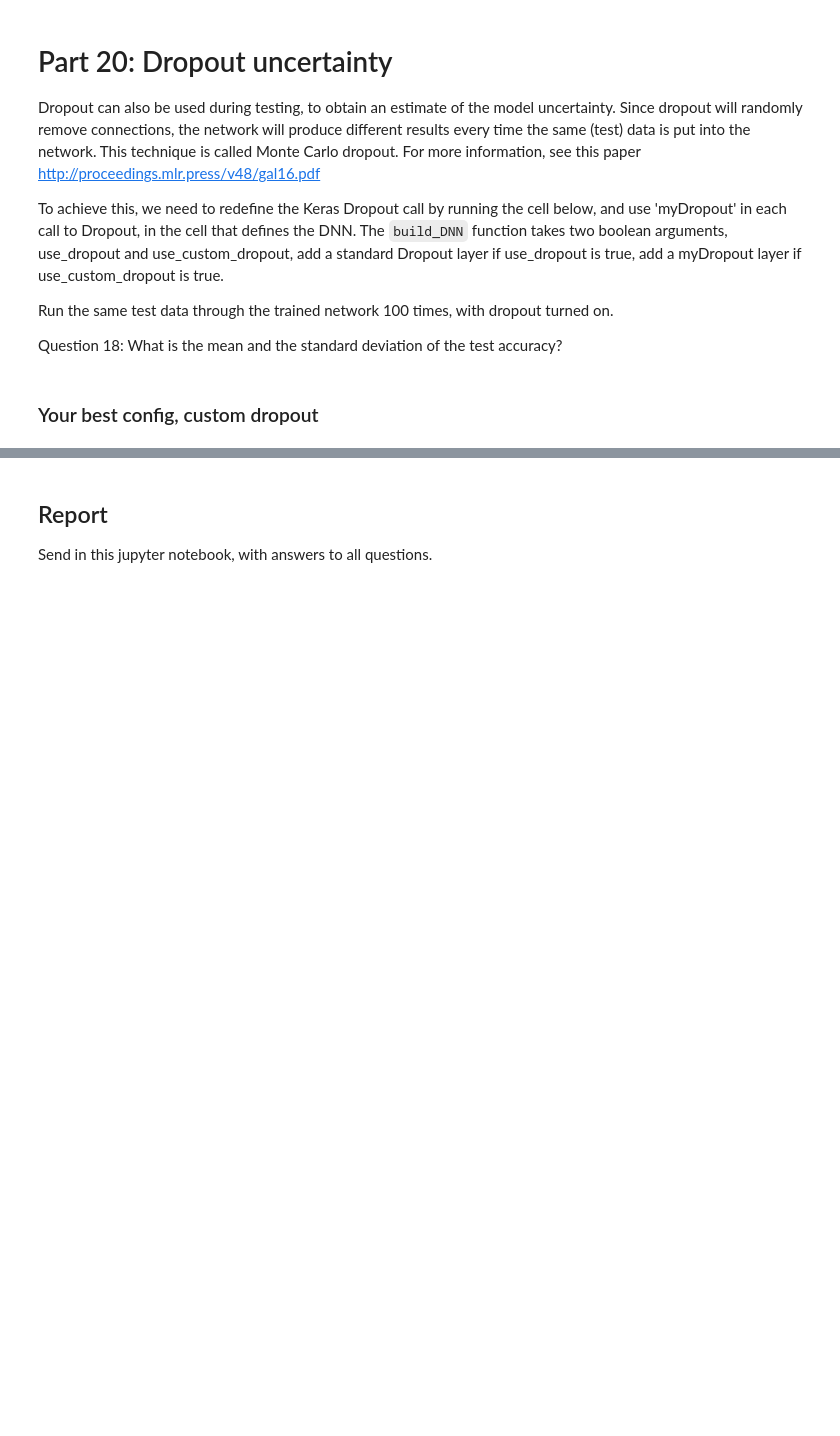
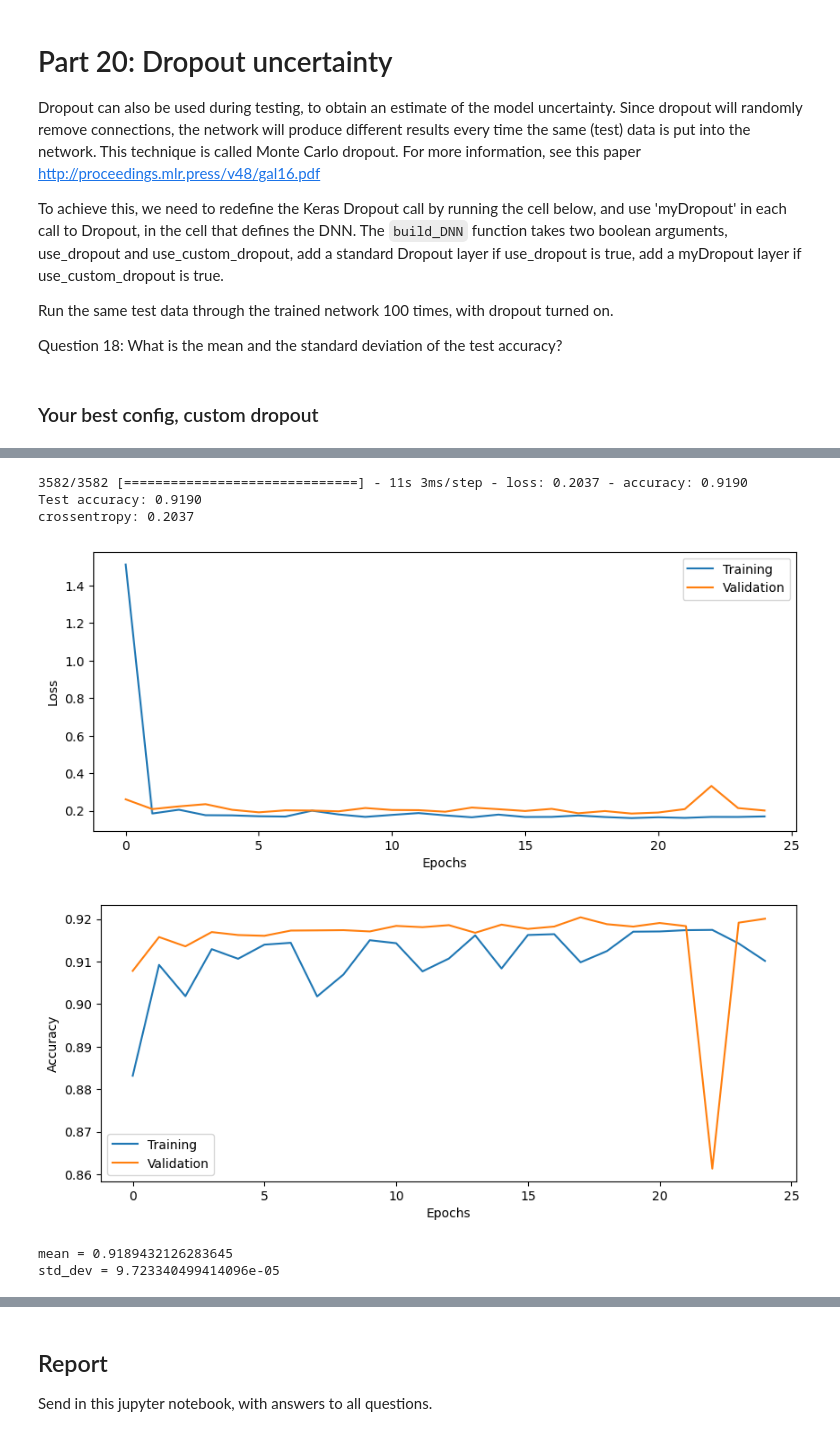
Before and after one commit to AshenWELI/DNN_732A77, a Jupyter notebook: DNN_Lab_2023.ipynb, the cells around one changed output, grey strips where cells are left out. Saved outputs shown, nothing was run; the diff lists cells and outputs as text; code cells hidden in the pictures; blank space fills up the shorter version.

```diff
--- a/DNN_Lab_2023.ipynb
+++ b/DNN_Lab_2023.ipynb
@@ -380,12 +422,12 @@ otherwise it will complain
 from sklearn.utils import class_weight
 
 # Calculate class weights
-
+class_weights = class_weight.compute_class_weight(class_weight = 'balanced', classes = np.unique(Ytrain), y = Ytrain)
 
 # Print the class weights
-
+print(class_weights)
 # Keras wants the weights in this form, uncomment and change value1 and value2 to your weights,
 # or get them from the array that is returned from class_weight
 
-#class_weights = {0: value1,
-#                 1: value2}
+class_weights = {0: class_weights[0],
+                 1: class_weights[1]}
@@ -688,0 +992,11 @@ history11 =
+# %%
+# Your best training parameters
+batch_size = 6000
+epochs = 25
+input_shape = (X.shape[1],)
+
+# Build and train model
+model11 = build_DNN(input_shape, 3, 80, act_fun='relu', optimizer='rmsprop', learning_rate=0.05, use_bn=True, use_dropout=False,
+                   use_custom_dropout=True)
+
+history11 = model11.fit(Xtrain, Ytrain, batch_size, epochs, validation_data = (Xval, Yval), class_weight = class_weights)
@@ -689,16 +1021,35 @@ history11 =
 # %%
 # Run this cell a few times to evalute the model on test data,
 # if you get slightly different test accuracy every time, Dropout during testing is working
 
 # Evaluate model on test data
-score =
+score = model11.evaluate(Xtest, Ytest)
 
 print('Test accuracy: %.4f' % score[1])
+print('crossentropy: %.4f' % score[0])
+
+plot_results(history11)
+# %% [output]
+3582/3582 [==============================] - 11s 3ms/step - loss: 0.2037 - accuracy: 0.9190
+Test accuracy: 0.9190
+crossentropy: 0.2037
+[figure, added]
+[figure, added]
 # %%
 # Run the testing 100 times, and save the accuracies in an array
-
+accuracy = []
+for i in range(100):
+    score = model11.evaluate(Xtest,Ytest, batch_size=batch_size, verbose=0)
+    accuracy.append(score[1])
 
 # Calculate and print mean and std of accuracies
+import numpy as np
+
+print(f"mean = {np.mean(accuracy)}" )
+print(f"std_dev = {np.std(accuracy)}" )
+# %% [output]
+mean = 0.9189432126283645
+std_dev = 9.723340499414096e-05
 # %% [markdown]
 # Part 21: Cross validation uncertainty
 
```
Also changed, not shown: parts of 41 cells of this notebook.
